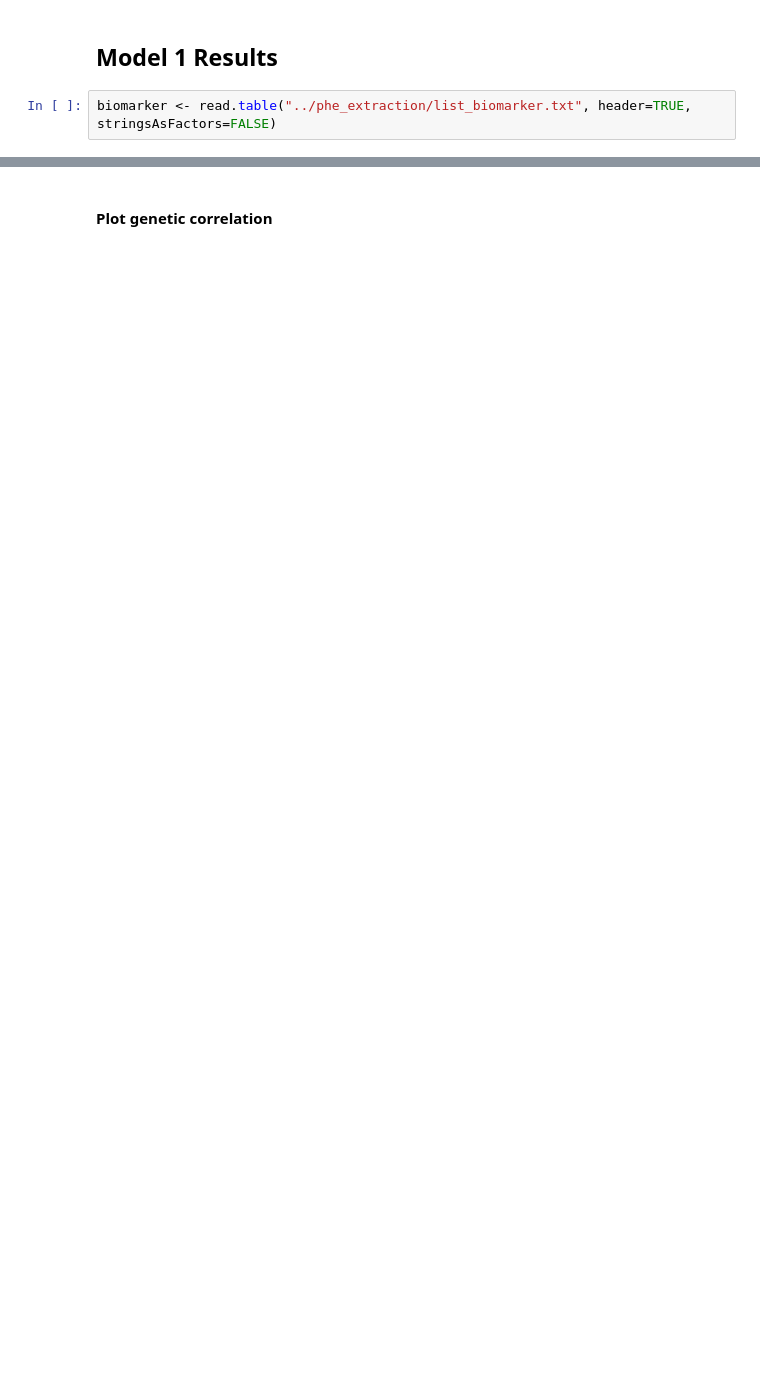
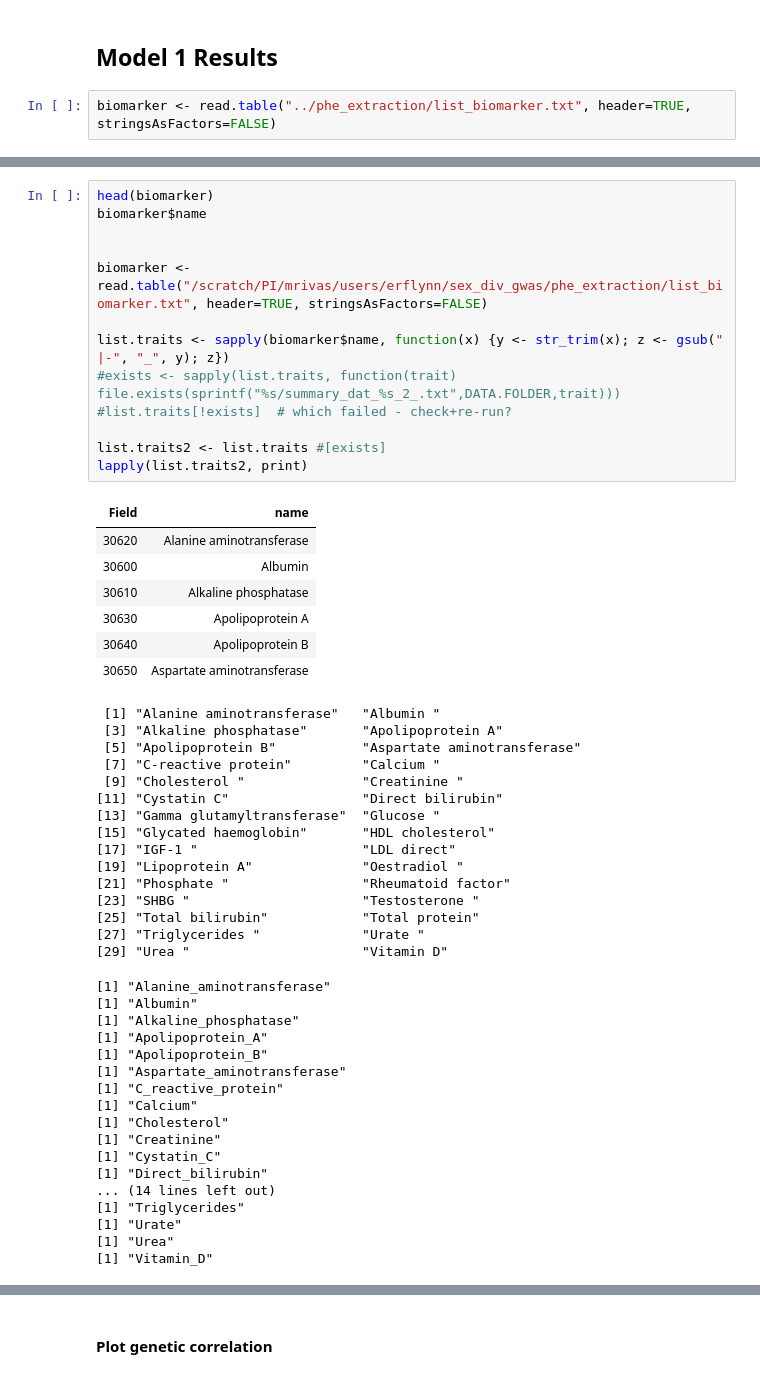
Before and after one commit to rivas-lab/sex-diff-biomarker-genetics, a Jupyter notebook: notebooks/ExamineResultsBiomarkerRun.ipynb, the cells around one changed output, grey strips where cells are left out. Cells and saved outputs as stored; diff of their text form; blank space fills up the shorter version.

```diff
--- a/notebooks/ExamineResultsBiomarkerRun.ipynb
+++ b/notebooks/ExamineResultsBiomarkerRun.ipynb
@@ -47,0 +51,53 @@ biomarker$name
+# %%
+head(biomarker)
+biomarker$name
+
+
+biomarker <- read.table("/scratch/PI/mrivas/users/erflynn/sex_div_gwas/phe_extraction/list_biomarker.txt", header=TRUE, stringsAsFactors=FALSE)
+
+list.traits <- sapply(biomarker$name, function(x) {y <- str_trim(x); z <- gsub(" |-", "_", y); z})
+#exists <- sapply(list.traits, function(trait) file.exists(sprintf("%s/summary_dat_%s_2_.txt",DATA.FOLDER,trait)))
+#list.traits[!exists]  # which failed - check+re-run?
+
+list.traits2 <- list.traits #[exists]
+lapply(list.traits2, print)
+# %% [output]
+| Field | name |
+| 30620 | Alanine aminotransferase |
+| 30600 | Albumin |
+| 30610 | Alkaline phosphatase |
+| 30630 | Apolipoprotein A |
+| 30640 | Apolipoprotein B |
+| 30650 | Aspartate aminotransferase |
+ [1] "Alanine aminotransferase"   "Albumin "
+ [3] "Alkaline phosphatase"       "Apolipoprotein A"
+ [5] "Apolipoprotein B"           "Aspartate aminotransferase"
+ [7] "C-reactive protein"         "Calcium "
+ [9] "Cholesterol "               "Creatinine "
+[11] "Cystatin C"                 "Direct bilirubin"
+[13] "Gamma glutamyltransferase"  "Glucose "
+[15] "Glycated haemoglobin"       "HDL cholesterol"
+[17] "IGF-1 "                     "LDL direct"
+[19] "Lipoprotein A"              "Oestradiol "
+[21] "Phosphate "                 "Rheumatoid factor"
+[23] "SHBG "                      "Testosterone "
+[25] "Total bilirubin"            "Total protein"
+[27] "Triglycerides "             "Urate "
+[29] "Urea "                      "Vitamin D"
+[1] "Alanine_aminotransferase"
+[1] "Albumin"
+[1] "Alkaline_phosphatase"
+[1] "Apolipoprotein_A"
+[1] "Apolipoprotein_B"
+[1] "Aspartate_aminotransferase"
+[1] "C_reactive_protein"
+[1] "Calcium"
+[1] "Cholesterol"
+[1] "Creatinine"
+[1] "Cystatin_C"
+[1] "Direct_bilirubin"
+... (14 lines left out)
+[1] "Triglycerides"
+[1] "Urate"
+[1] "Urea"
+[1] "Vitamin_D"
```
Also changed, not shown: parts of 12 cells of this notebook, 17 other files.
